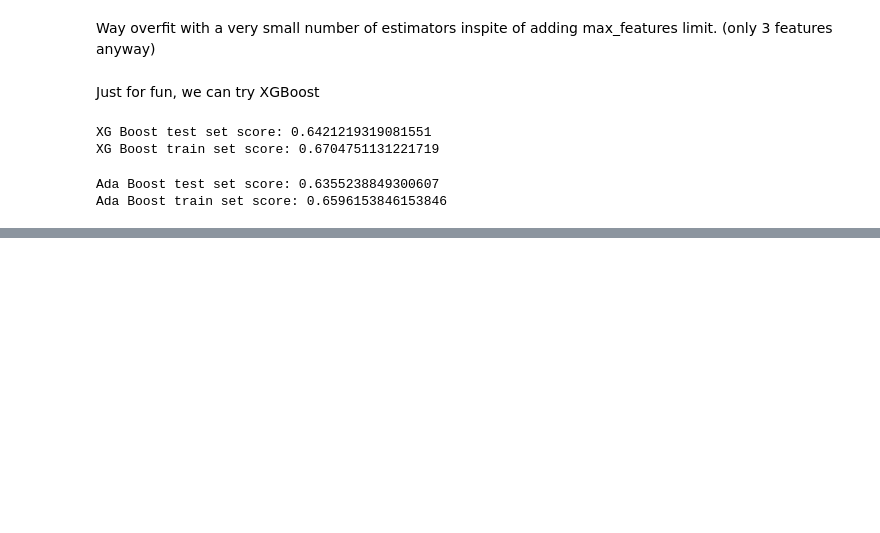
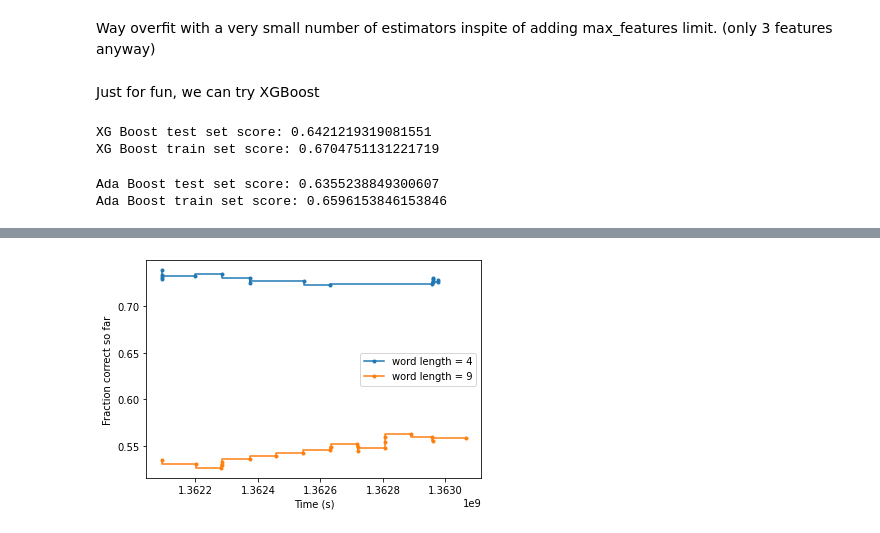
Before and after one commit to rts1988/Duolingo_spaced_repetition, a Jupyter notebook: Duolingo_q1studentcharacteristics_withsessionseen.ipynb, the cells around one changed output, grey strips where cells are left out. Saved outputs shown, nothing was run; the diff lists cells and outputs as text; code cells hidden in the pictures; blank space fills up the shorter version.

Commit message:
single student with word features, 0.66 accuracy, + subset multiple students.

```diff
--- a/Duolingo_q1studentcharacteristics_withsessionseen.ipynb
+++ b/Duolingo_q1studentcharacteristics_withsessionseen.ipynb
@@ -221,0 +266,2 @@ With session seen and history fraction added in, performance is slightly improve
+# %%
+q1lexemes_sub = q1lexemes[['lexeme_id','learning_language','sf_length']]
@@ -221,0 +270,2 @@ With session seen and history fraction added in, performance is slightly improve
+# %%
+user1_1 = pd.merge(left = user1, right = q1lexemes_sub,left_on = 'lexeme_id',right_on = 'lexeme_id',how='left')
@@ -221,0 +288,5 @@ With session seen and history fraction added in, performance is slightly improve
+# %%
+
+timetrace = user1_1.loc[user1_1['lexeme_id']=='55f383178cf0fdc463ef1ebf91bd288d',['delta','timestamp','history_frac','p_forgot_bin','p_recall']].sort_values(by='timestamp',ascending=True)
+timetrace['deltacum'] = timetrace['delta'].shift(-1).cumsum()
+timetrace
@@ -221,0 +332,13 @@ With session seen and history fraction added in, performance is slightly improve
+# %%
+timetrace2 = user1_1.loc[user1_1['lexeme_id']=='601be72748838f924f865120aa89fc28',['delta','timestamp','history_frac','p_forgot_bin','p_recall']].sort_values(by='timestamp',ascending=True)
+timetrace2['deltacum'] = timetrace2['delta'].shift(-1).cumsum()
+# %%
+plt.figure()
+plt.step(timetrace['timestamp'],timetrace['history_frac'],'.-',label="word length = 4")
+plt.step(timetrace2['timestamp'],timetrace2['history_frac'],'.-',label="word length = 9")
+plt.xlabel("Time (s)")
+plt.ylabel("Fraction correct so far")
+plt.legend()
+plt.show()
+# %% [output]
+[figure, added]
```
Also changed, not shown: parts of 79 cells of this notebook.
